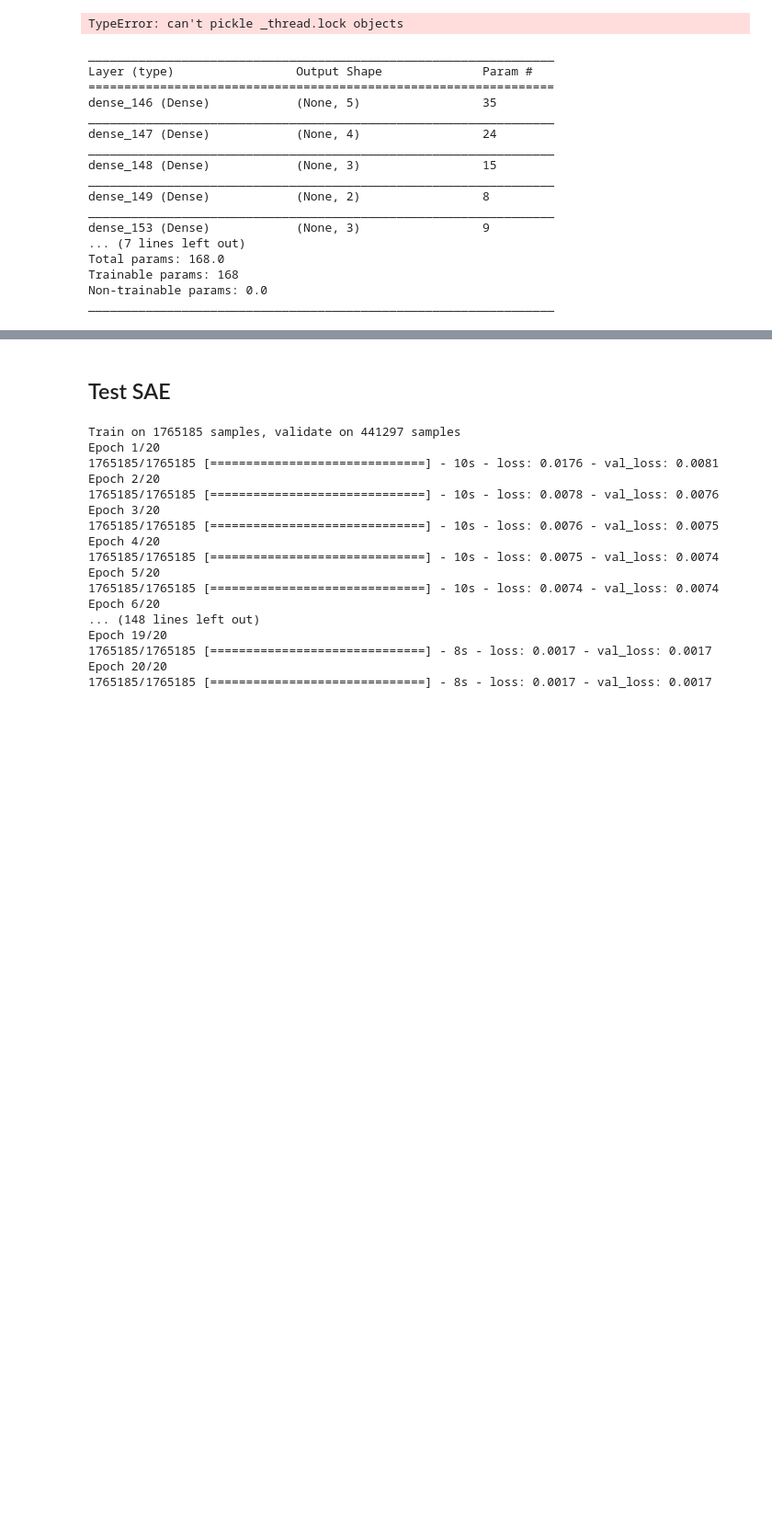
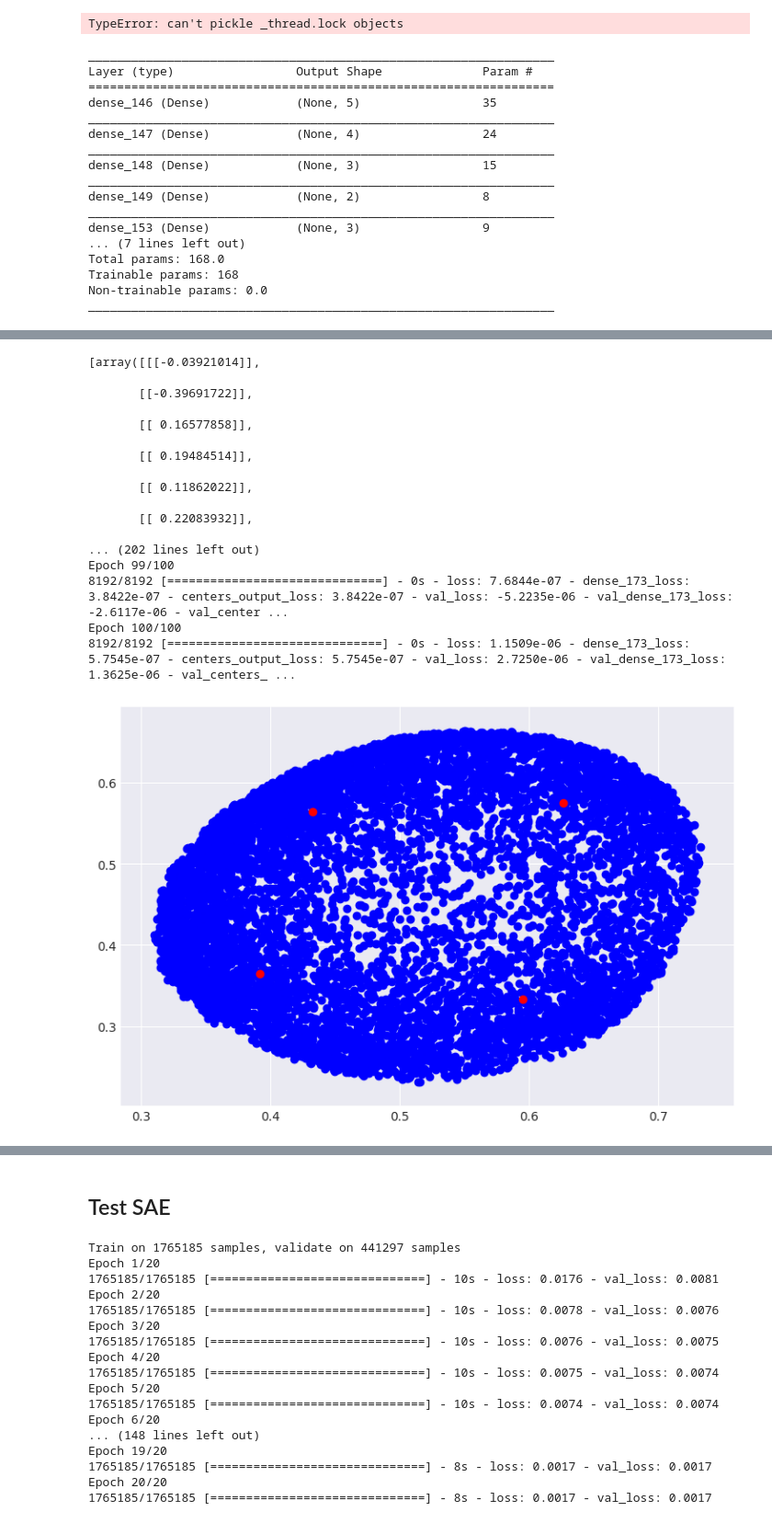
Before and after one commit to explover/Chromatin-clustering, a Jupyter notebook: Neural networks.ipynb, the cells around one changed output, grey strips where cells are left out. Shown at 92% size. Drawn from its saved outputs; the diff is of its cells as text; code cells hidden in the pictures; blank space fills up the shorter version.

```diff
--- a/Neural networks.ipynb
+++ b/Neural networks.ipynb
@@ -403,0 +549,9 @@ Input?
+# %%
+n_clusters = 4
+clust = KMeans(n_clusters=n_clusters)
+# clust = HDBSCAN(min_cluster_size=10)
+params = {"train_data": x_train.values[:(len(x_train.values) // 256) * 256],
+          "test_data": x_test.values[:(len(x_test.values) // 256) * 256],
+          "SAE_code": [6, 10, 5, 4, 3, 6, 2], "denoise": False,
+          "optimizer": "nadam", "batch_size": 256, "activation": "sigmoid", "ae_loss": "mse", "n_clusters": n_clusters,
+          "clusterer": clust}
@@ -403,0 +571,2 @@ Input?
+# %%
+dec = DEC(**params)
@@ -403,0 +614,21 @@ Input?
+# %%
+dec.learn_clustering()
+# %% [output]
+[array([[[-0.03921014]],
+
+       [[-0.39691722]],
+
+       [[ 0.16577858]],
+
+       [[ 0.19484514]],
+
+       [[ 0.11862022]],
+
+       [[ 0.22083932]],
+
+... (202 lines left out)
+Epoch 99/100
+8192/8192 [==============================] - 0s - loss: 7.6844e-07 - dense_173_loss: 3.8422e-07 - centers_output_loss: 3.8422e-07 - val_loss: -5.2235e-06 - val_dense_173_loss: -2.6117e-06 - val_center ...
+Epoch 100/100
+8192/8192 [==============================] - 0s - loss: 1.1509e-06 - dense_173_loss: 5.7545e-07 - centers_output_loss: 5.7545e-07 - val_loss: 2.7250e-06 - val_dense_173_loss: 1.3625e-06 - val_centers_ ...
+[figure, added]
```
Also changed, not shown: parts of 69 cells of this notebook, 1 other file.
